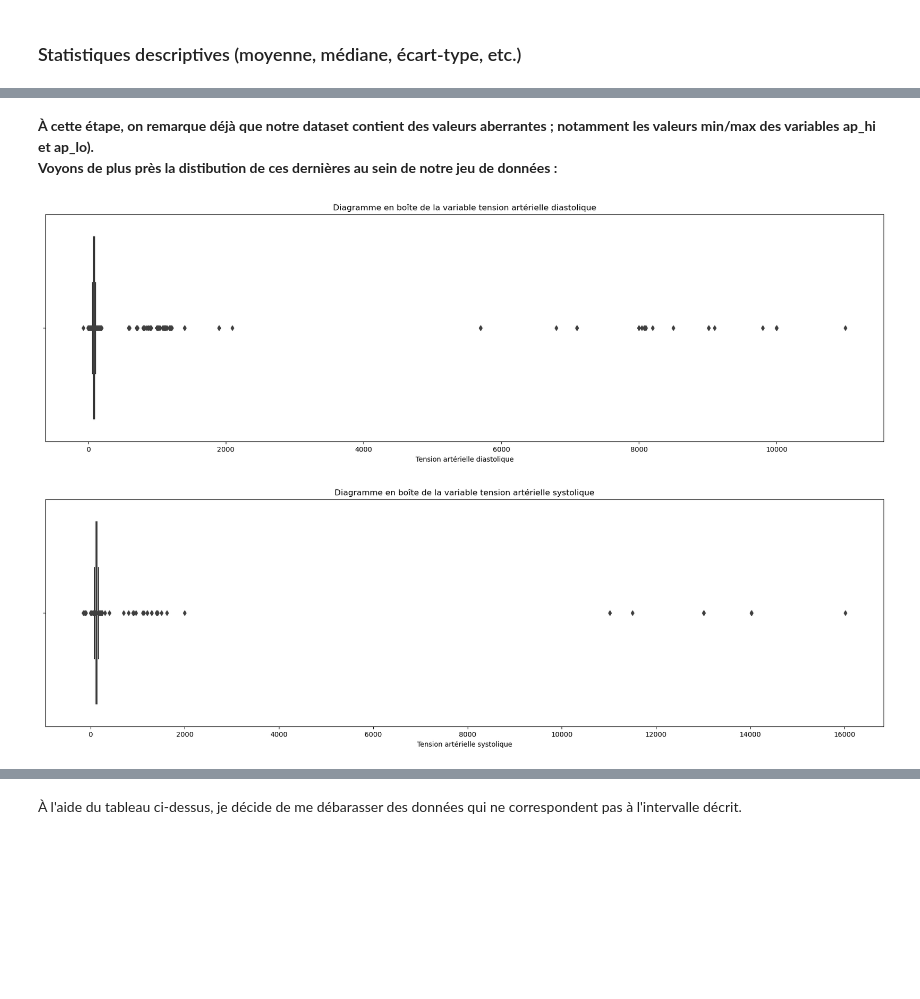
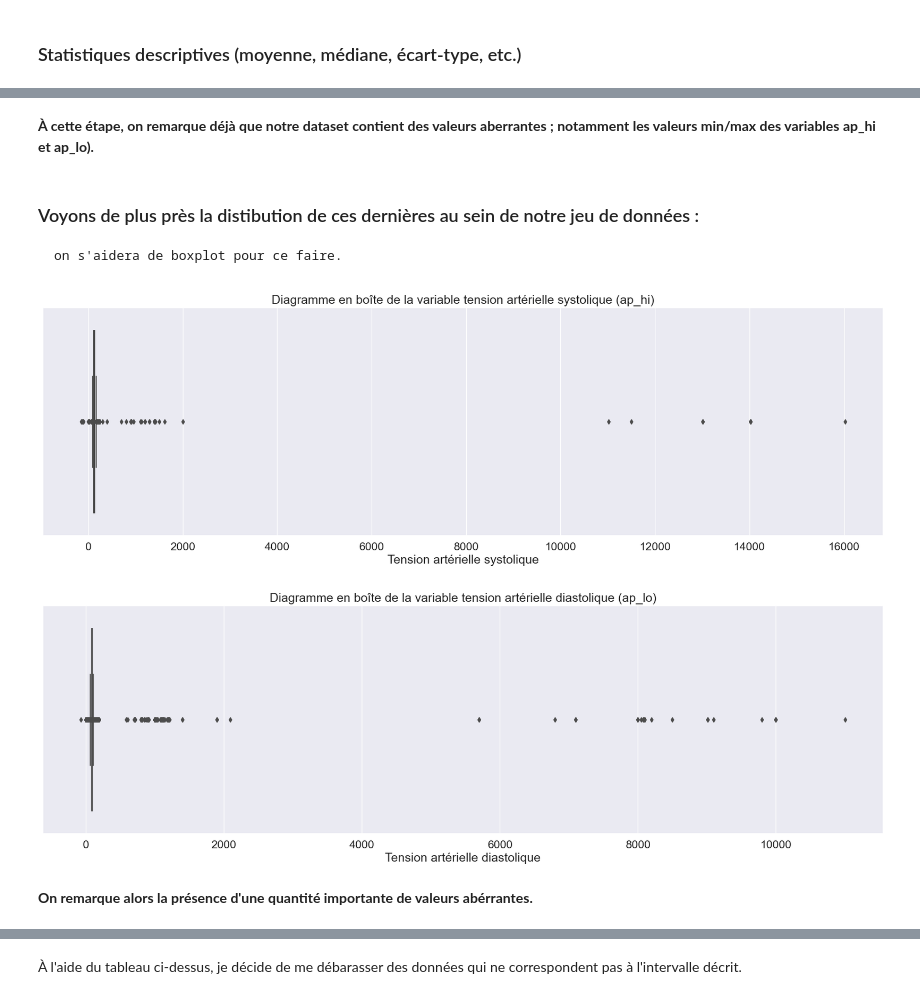
Before and after one commit to marwan-rouissi/cardio-vasc-risks, a Jupyter notebook: cardio-vasc-risks.ipynb, the cells around one changed output, grey strips where cells are left out. Drawn from its saved outputs; the diff is of its cells as text; code cells hidden in the pictures; blank space fills up the shorter version.

Commit message:
Mise à jour du notebook
Ajout de visualisations + commentaires sur les différentes relations existantes.

```diff
--- a/cardio-vasc-risks.ipynb
+++ b/cardio-vasc-risks.ipynb
@@ -11,6 +12,9 @@ import numpy as np
 from sklearn.linear_model import LogisticRegression
 from sklearn.model_selection import train_test_split
 from sklearn.metrics import accuracy_score, confusion_matrix, classification_report, roc_curve, roc_auc_score
+# %%
+# paramètres/préférences d'affichage seaborn
+sns.set(style='darkgrid', font_scale=1.5)
 # %% [markdown]
 # Sommaire :
     1. Analyse Exploratoire du jeu de données
@@ -103,26 +104,28 @@ df.describe()
 | 75% | 59.000000 | 2.000000 | 170.000000 | 83.000000 | 140.000000 | 90.000000 | 2.000000 | 1.000000 | 0.000000 | 0.000000 | 1.000000 | ... |
 | max | 65.000000 | 2.000000 | 250.000000 | 200.000000 | 16020.000000 | 11000.000000 | 3.000000 | 3.000000 | 1.000000 | 1.000000 | 1.000000 | ... |
 # %% [markdown]
-**À cette étape, on remarque déjà que notre dataset contient des valeurs aberrantes ; notamment les valeurs min/max des variables ap_hi et ap_lo).
-Voyons de plus près la distibution de ces dernières au sein de notre jeu de données :**
+**À cette étape, on remarque déjà que notre dataset contient des valeurs aberrantes ; notamment les valeurs min/max des variables ap_hi et ap_lo).**
-# %%
-# diagramme en boite de la variable tension artérielle diastolique
-plt.figure(figsize=(22, 6))
-sns.boxplot(x='ap_lo', data=df)
-plt.title('Diagramme en boîte de la variable tension artérielle diastolique')
-plt.xlabel('Tension artérielle diastolique')
-plt.show()
-# %% [output]
-[figure, old version]
+# %% [markdown]
+### Voyons de plus près la distibution de ces dernières au sein de notre jeu de données :
+    on s'aidera de boxplot pour ce faire.
 # %%
-# diagramme en boite de la variable tension artérielle diastolique
 plt.figure(figsize=(22, 6))
 sns.boxplot(x='ap_hi', data=df)
-plt.title('Diagramme en boîte de la variable tension artérielle systolique')
+plt.title('Diagramme en boîte de la variable tension artérielle systolique (ap_hi)')
 plt.xlabel('Tension artérielle systolique')
 plt.show()
 # %% [output]
-[figure, old version]
+[figure, new version]
+# %%
+plt.figure(figsize=(22, 6))
+sns.boxplot(x='ap_lo', data=df)
+plt.title('Diagramme en boîte de la variable tension artérielle diastolique (ap_lo)')
+plt.xlabel('Tension artérielle diastolique')
+plt.show()
+# %% [output]
+[figure, new version]
+# %% [markdown]
+**On remarque alors la présence d'une quantité importante de valeurs abérrantes.**
 # %% [markdown]
 ![image.png](attachment:a7bc77db-8f1f-4b1d-8d6e-9e647f7a4119.png)
 # %% [markdown]
```
Also changed, not shown: parts of 61 cells of this notebook.
